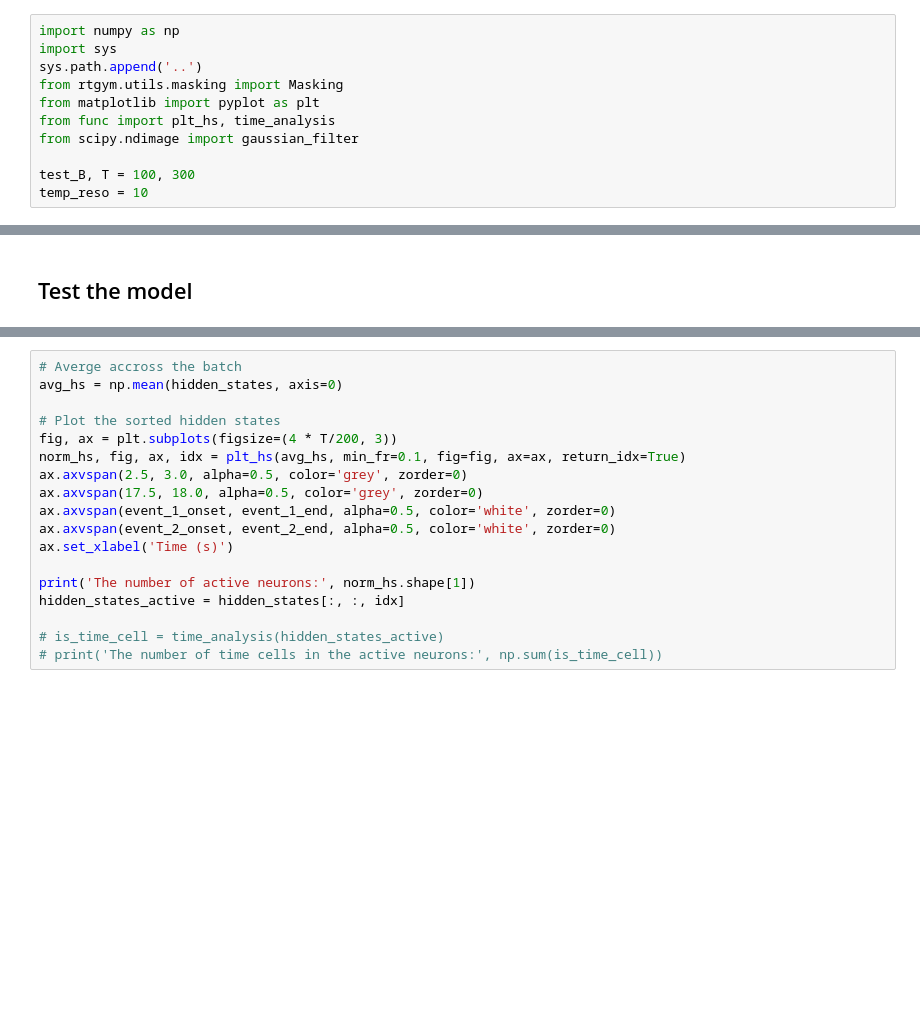
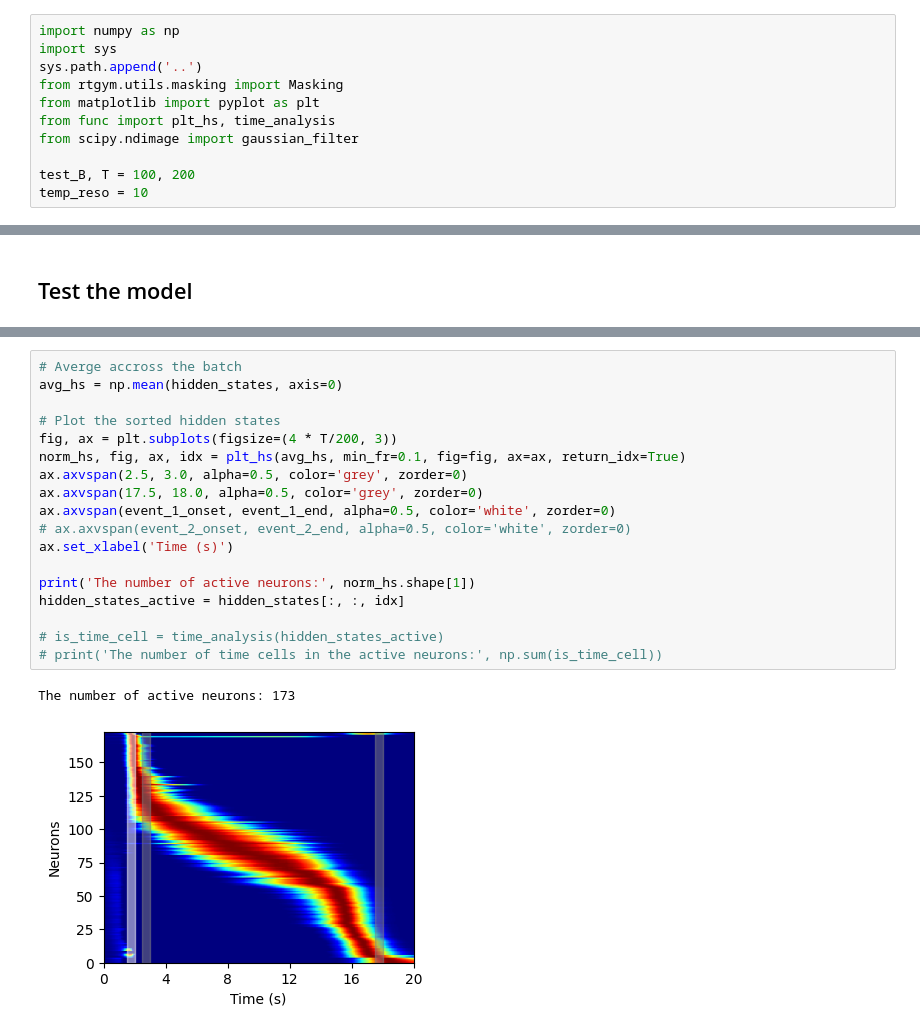
Before and after one commit to qrsyu/STCell, a Jupyter notebook: code/time_exp/test_model.ipynb, the cells around one changed output, grey strips where cells are left out. Saved outputs shown, nothing was run; the diff lists cells and outputs as text; blank space fills up the shorter version.

```diff
--- a/code/time_exp/test_model.ipynb
+++ b/code/time_exp/test_model.ipynb
@@ -69,7 +71,7 @@ from matplotlib import pyplot as plt
 from func import plt_hs, time_analysis
 from scipy.ndimage import gaussian_filter
 
-test_B, T = 100, 300
+test_B, T = 100, 200
 temp_reso = 10
 # %% [markdown]
 ### 1) Replace two events with noise
@@ -283,18 +274,21 @@ plt.tight_layout()
 # %%
 # Averge accross the batch
 avg_hs = np.mean(hidden_states, axis=0)
 
 # Plot the sorted hidden states
 fig, ax = plt.subplots(figsize=(4 * T/200, 3))
 norm_hs, fig, ax, idx = plt_hs(avg_hs, min_fr=0.1, fig=fig, ax=ax, return_idx=True)
 ax.axvspan(2.5, 3.0, alpha=0.5, color='grey', zorder=0)
 ax.axvspan(17.5, 18.0, alpha=0.5, color='grey', zorder=0)
 ax.axvspan(event_1_onset, event_1_end, alpha=0.5, color='white', zorder=0)
-ax.axvspan(event_2_onset, event_2_end, alpha=0.5, color='white', zorder=0)
+# ax.axvspan(event_2_onset, event_2_end, alpha=0.5, color='white', zorder=0)
 ax.set_xlabel('Time (s)')
 
 print('The number of active neurons:', norm_hs.shape[1])
 hidden_states_active = hidden_states[:, :, idx]
 
 # is_time_cell = time_analysis(hidden_states_active)
 # print('The number of time cells in the active neurons:', np.sum(is_time_cell))
+# %% [output]
+The number of active neurons: 173
+[figure, added]
```
Also changed, not shown: parts of 8 cells of this notebook.
